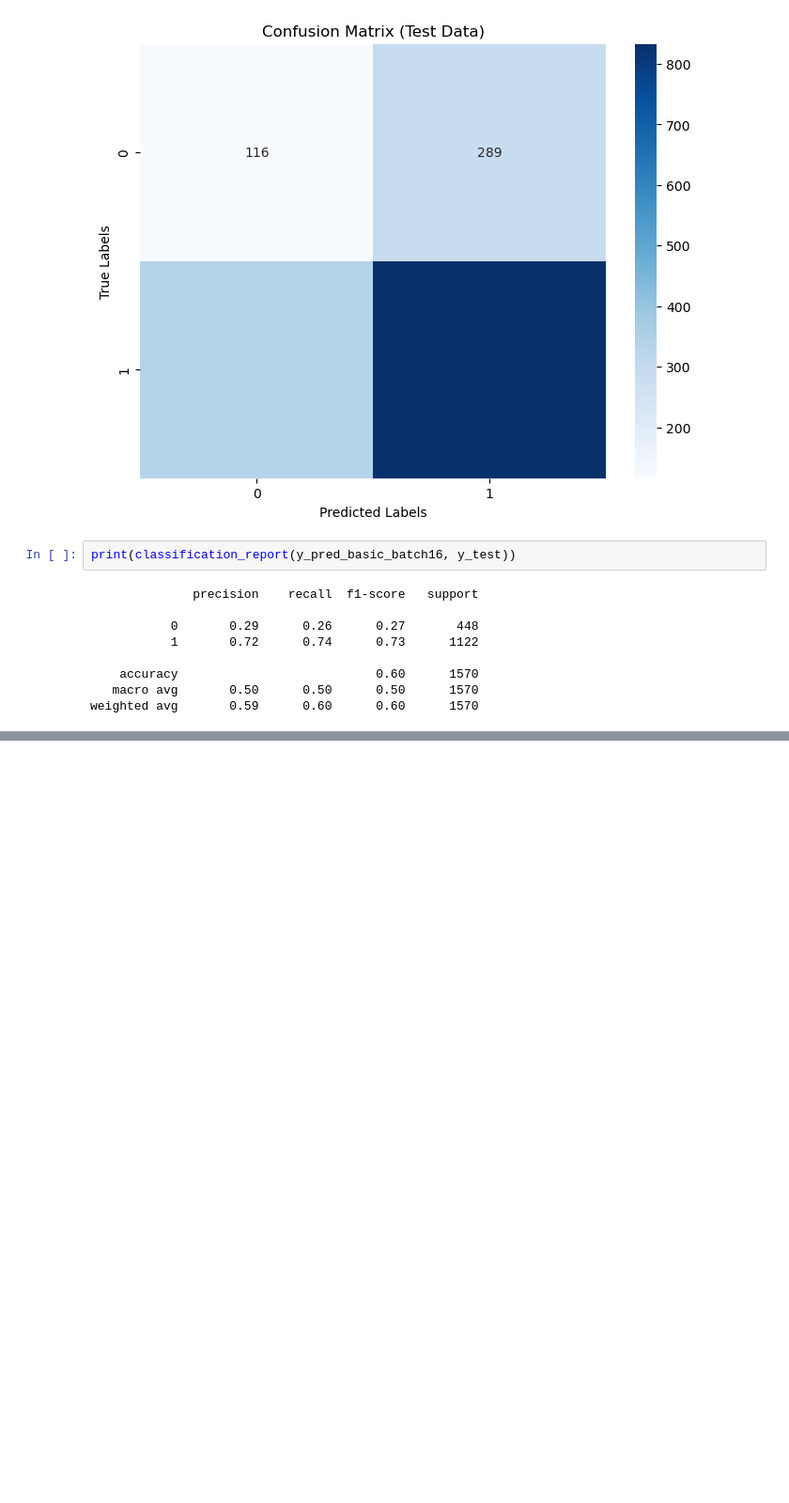
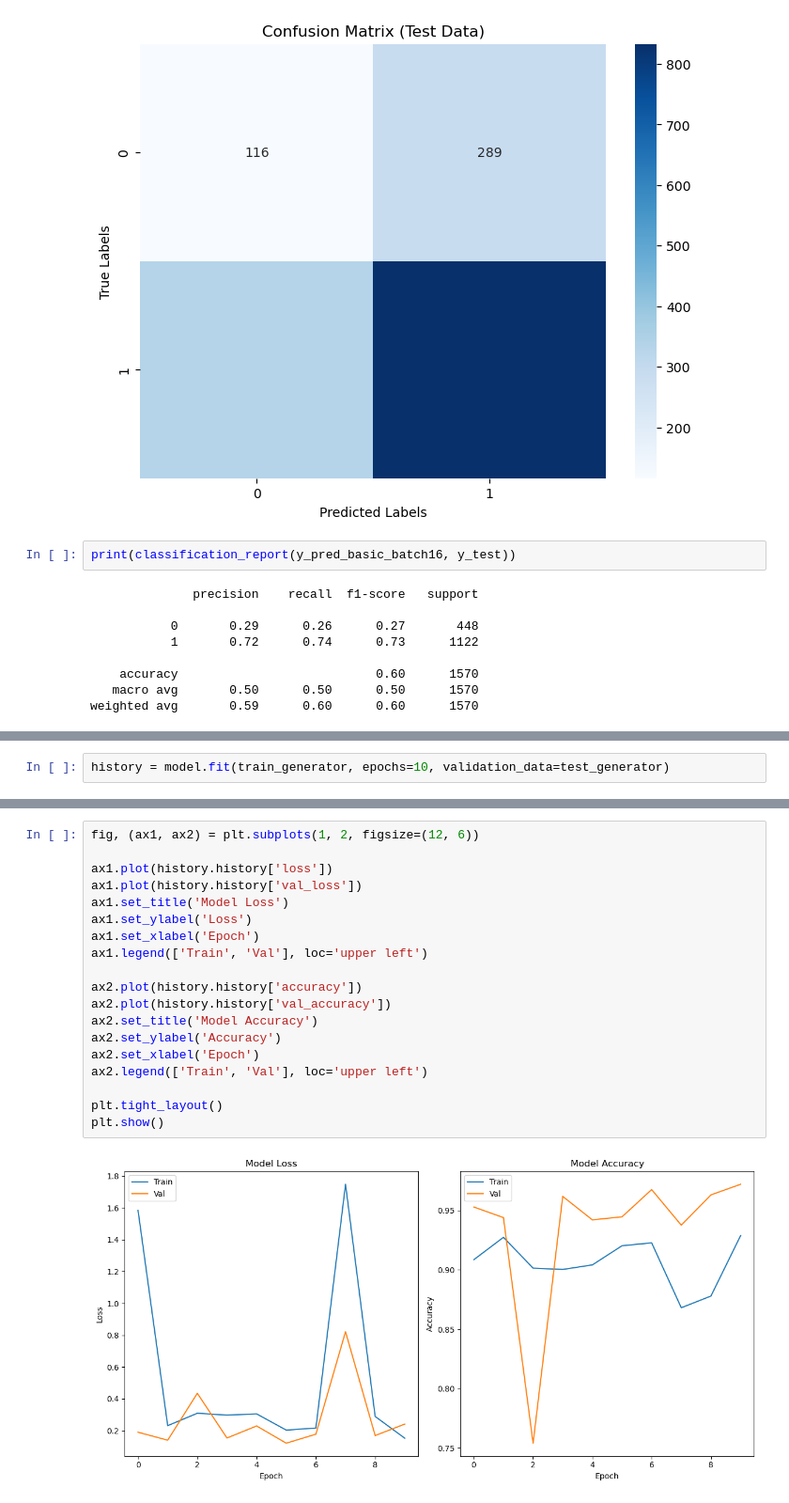
Before and after one commit to Iwaniukooo11/deep-learning_x-ray-images-pneumonia, a Jupyter notebook: model/deep_learning/main.ipynb, the cells around one changed output, grey strips where cells are left out. Shown at 94% size. Cells and saved outputs as stored; diff of their text form; blank space fills up the shorter version.

```diff
--- a/model/deep_learning/main.ipynb
+++ b/model/deep_learning/main.ipynb
@@ -477,0 +384,2 @@ weighted avg       0.59      0.60      0.60      1570
+# %%
+history = model.fit(train_generator, epochs=10, validation_data=test_generator)
@@ -477,0 +407,21 @@ weighted avg       0.59      0.60      0.60      1570
+# %%
+fig, (ax1, ax2) = plt.subplots(1, 2, figsize=(12, 6))
+
+ax1.plot(history.history['loss'])
+ax1.plot(history.history['val_loss'])
+ax1.set_title('Model Loss')
+ax1.set_ylabel('Loss')
+ax1.set_xlabel('Epoch')
+ax1.legend(['Train', 'Val'], loc='upper left')
+
+ax2.plot(history.history['accuracy'])
+ax2.plot(history.history['val_accuracy'])
+ax2.set_title('Model Accuracy')
+ax2.set_ylabel('Accuracy')
+ax2.set_xlabel('Epoch')
+ax2.legend(['Train', 'Val'], loc='upper left')
+
+plt.tight_layout()
+plt.show()
+# %% [output]
+[figure, added]
```
Also changed, not shown: parts of 30 cells of this notebook, 2 other files.
